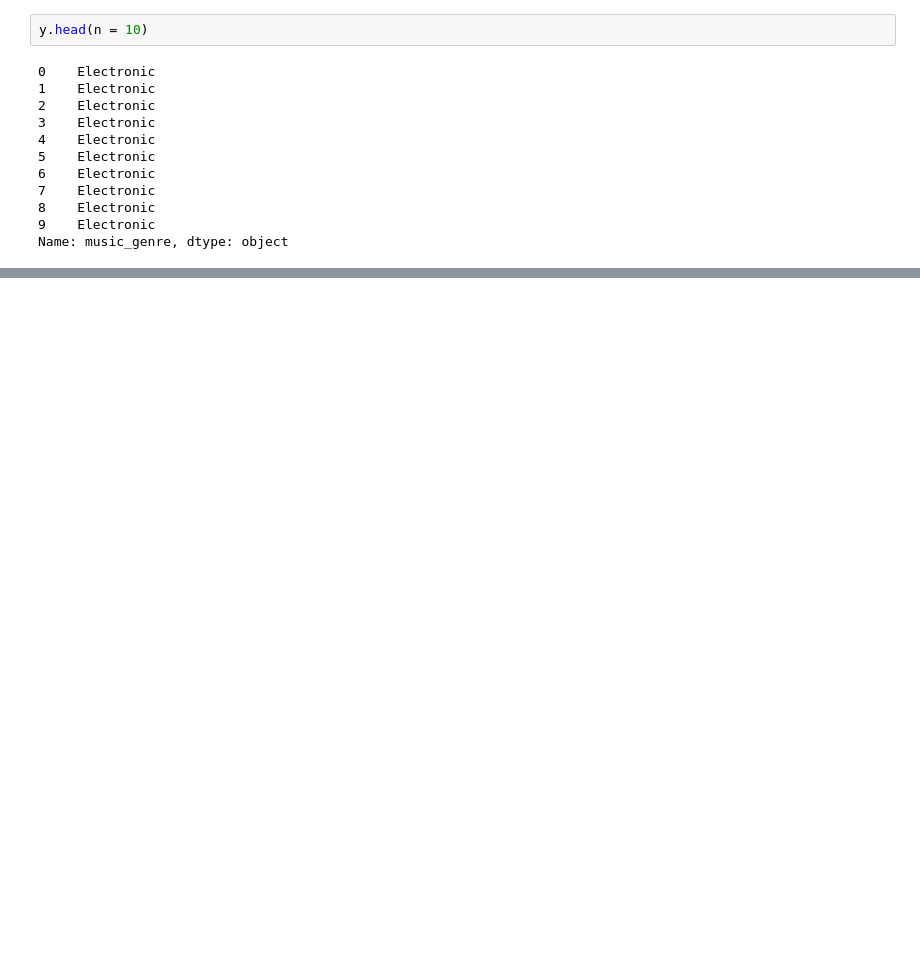
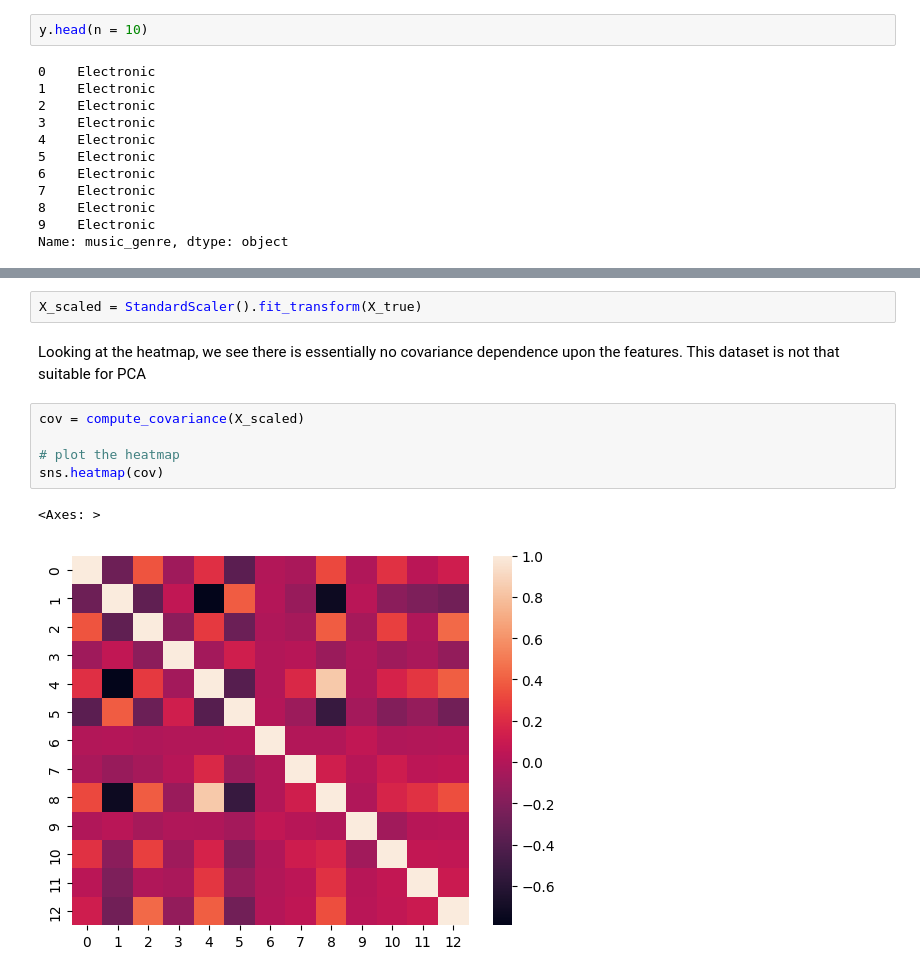
Before and after one commit to zavierand/spotify-song-classification, a Jupyter notebook: spotify-classification.ipynb, the cells around one changed output, grey strips where cells are left out. Drawn from its saved outputs; the diff is of its cells as text; blank space fills up the shorter version.

```diff
--- a/spotify-classification.ipynb
+++ b/spotify-classification.ipynb
@@ -143,0 +455,12 @@ plt.show()
+# %%
+X_scaled = StandardScaler().fit_transform(X_true)
+# %% [markdown]
+Looking at the heatmap, we see there is essentially no covariance dependence upon the features. This dataset is not that suitable for PCA
+# %%
+cov = compute_covariance(X_scaled)
+
+# plot the heatmap
+sns.heatmap(cov)
+# %% [output]
+<Axes: >
+[figure, added]
```
Also changed, not shown: parts of 68 cells of this notebook, 3 other files.
